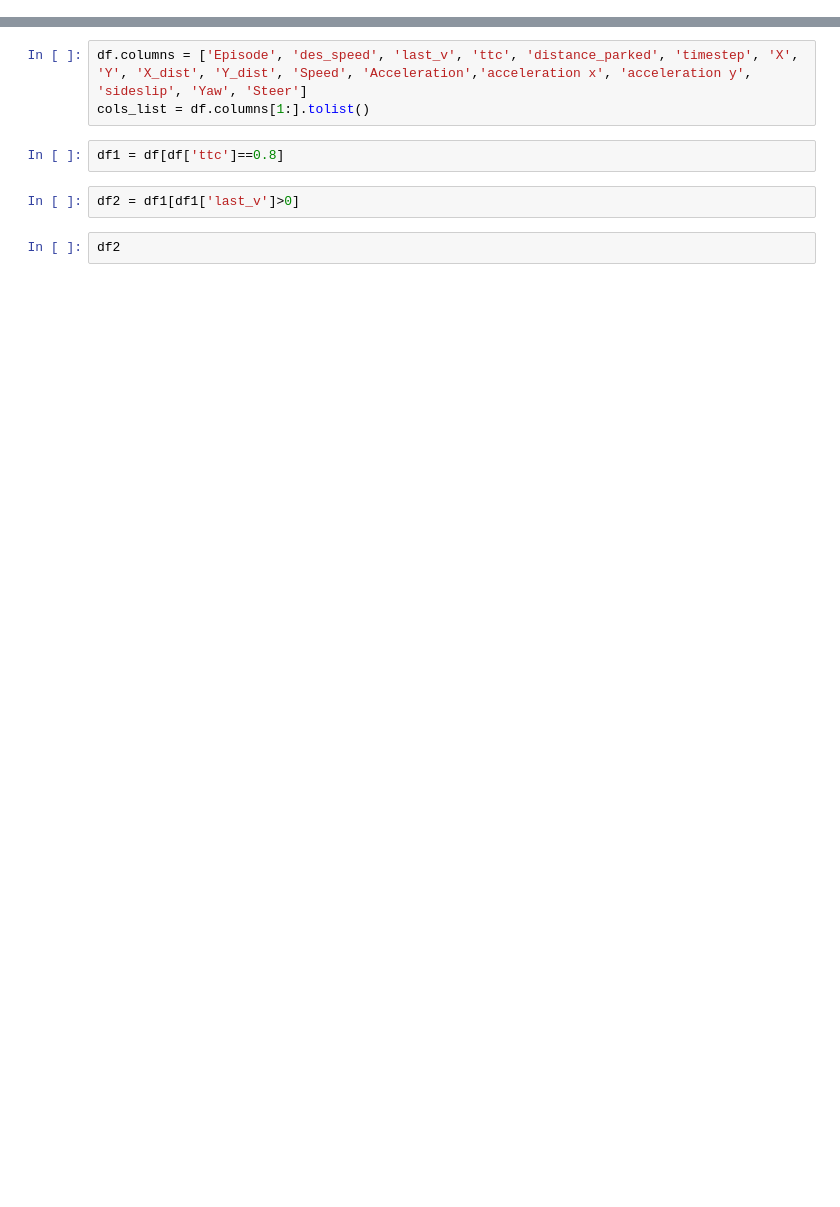
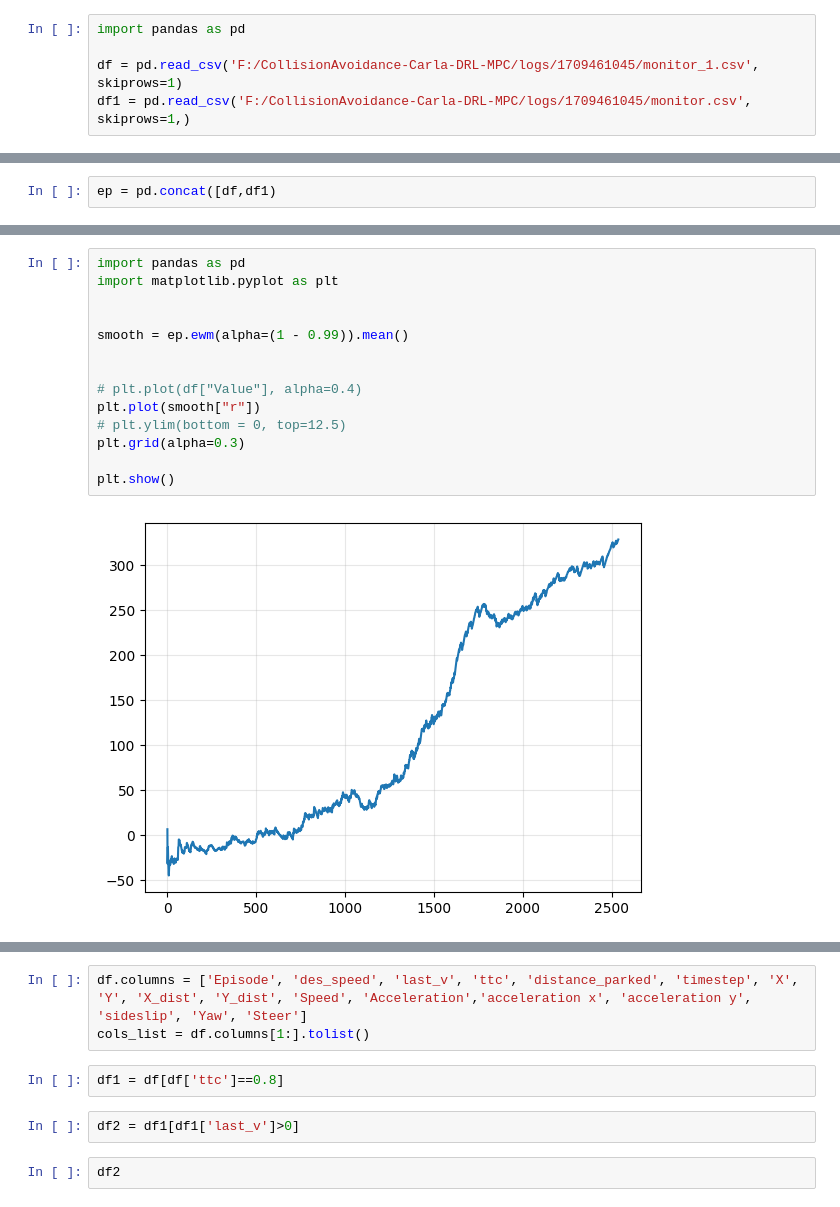
Before and after one commit to gustavomoers/CollisionAvoidance-Carla-DRL-MPC, a Jupyter notebook: plotting_test.ipynb, the cells around one changed output, grey strips where cells are left out. Saved outputs shown, nothing was run; the diff lists cells and outputs as text; blank space fills up the shorter version.

```diff
--- a/plotting_test.ipynb
+++ b/plotting_test.ipynb
@@ -0,0 +1,5 @@
+# %%
+import pandas as pd
+
+df = pd.read_csv('F:/CollisionAvoidance-Carla-DRL-MPC/logs/1709461045/monitor_1.csv', skiprows=1)
+df1 = pd.read_csv('F:/CollisionAvoidance-Carla-DRL-MPC/logs/1709461045/monitor.csv', skiprows=1,)
@@ -0,0 +24,2 @@
+# %%
+ep = pd.concat([df,df1)
@@ -1,3 +42,19 @@
+# %%
+import pandas as pd
+import matplotlib.pyplot as plt
+
+
+smooth = ep.ewm(alpha=(1 - 0.99)).mean()
+
+
+# plt.plot(df["Value"], alpha=0.4)
+plt.plot(smooth["r"])
+# plt.ylim(bottom = 0, top=12.5)
+plt.grid(alpha=0.3)
+
+plt.show()
+# %% [output]
+[figure, added]
 # %%
 import pandas as pd
 import ast
```
Also changed, not shown: parts of 4 cells of this notebook, 3 other files.
